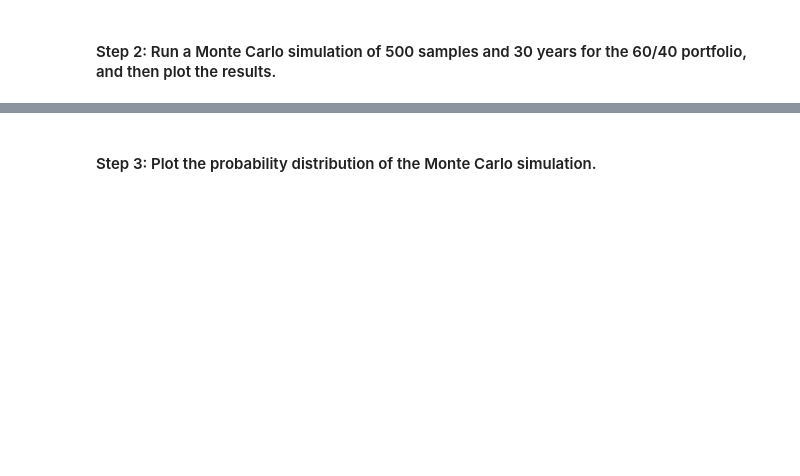
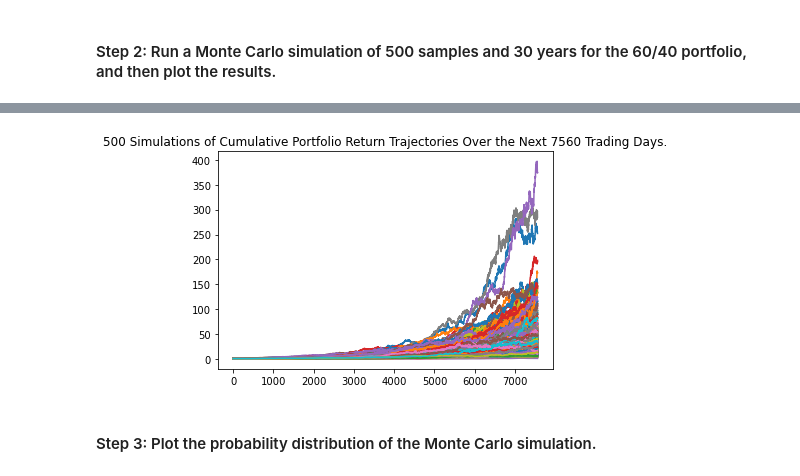
Before and after one commit to paocarvajal1912/Financial_Planning_Tools, a Jupyter notebook: financial_planning_tools.ipynb, the cells around one changed output, grey strips where cells are left out. Drawn from its saved outputs; the diff is of its cells as text; code cells hidden in the pictures; blank space fills up the shorter version.

Commit message:
Completed planning tools and montecarlo simulation

```diff
--- a/financial_planning_tools.ipynb
+++ b/financial_planning_tools.ipynb
@@ -399,19 +452,29 @@ In this section, you’ll use the MCForecastTools library to create a Monte Carl
 # %%
 # Set start and end dates of 3 years back from your current date
 # Alternatively, you can use an end date of 2020-08-07 and work 3 years back from that date
-# YOUR CODE HERE
-# YOUR CODE HERE
+pro_date= datetime.datetime.now() - datetime.timedelta(days=3*365)
 
-# Set number of rows to 1000 to retrieve the maximum amount of rows
-# YOUR CODE HERE
+alpaca_api_key=os.getenv('ALPACA_API_KEY')
+alpaca_secret_key=os.getenv('ALPACA_SECRET_KEY')
+alpaca=tradeapi.REST(alpaca_api_key,alpaca_secret_key, api_version="v2")
+
+start_date_mc=pd.Timestamp(pro_date, tz='America/New_York').isoformat()
+end_date_mc=pd.Timestamp(datetime.datetime.now(), tz='America/New_York').isoformat()
 # %%
 # Use the Alpaca get_barset function to make the API call to get the 3 years worth of pricing data
 # The tickers and timeframe parameters should have been set in Part 1 of this activity
 # The start and end dates should be updated with the information set above
+# Set number of rows to 1000 to retrieve the maximum amount of rows
 # Remember to add the df property to the end of the call so the response is returned as a DataFrame
-# YOUR CODE HERE
+montecarlo_prices_df=alpaca.get_barset(
+    tickers
+    ,timeframe
+    ,start=start_date_mc
+    ,end=end_date_mc
+    ,limit=1000
+).df
 
 
 # Display both the first and last five rows of the DataFrame
-# YOUR CODE HERE
-# YOUR CODE HERE
+display(montecarlo_prices_df.head())
+display(montecarlo_prices_df.tail())
@@ -421,7 +501,11 @@ In this section, you’ll use the MCForecastTools library to create a Monte Carl
 # Configure the Monte Carlo simulation to forecast 30 years cumulative returns
 # The weights should be split 40% to AGG and 60% to SPY.
 # Run 500 samples.
-# YOUR CODE HERE
+MC_30_years=MCSimulation(
+    portfolio_data=montecarlo_prices_df,
+    weights=[.40,.60],
+    num_simulation=500,
+    num_trading_days=252*30)
 
 # Review the simulation input data
-# YOUR CODE HERE
+MC_30_years.portfolio_data.head()
@@ -431,7 +555,9 @@ In this section, you’ll use the MCForecastTools library to create a Monte Carl
 # %%
 # Visualize the 30-year Monte Carlo simulation by creating an
 # overlay line plot
-# YOUR CODE HERE
+MC_30_years.plot_simulation();
+# %% [output]
+[figure, added]
 # %% [markdown]
 #### Step 3: Plot the probability distribution of the Monte Carlo simulation.
 # %%
```
Also changed, not shown: parts of 52 cells of this notebook.
